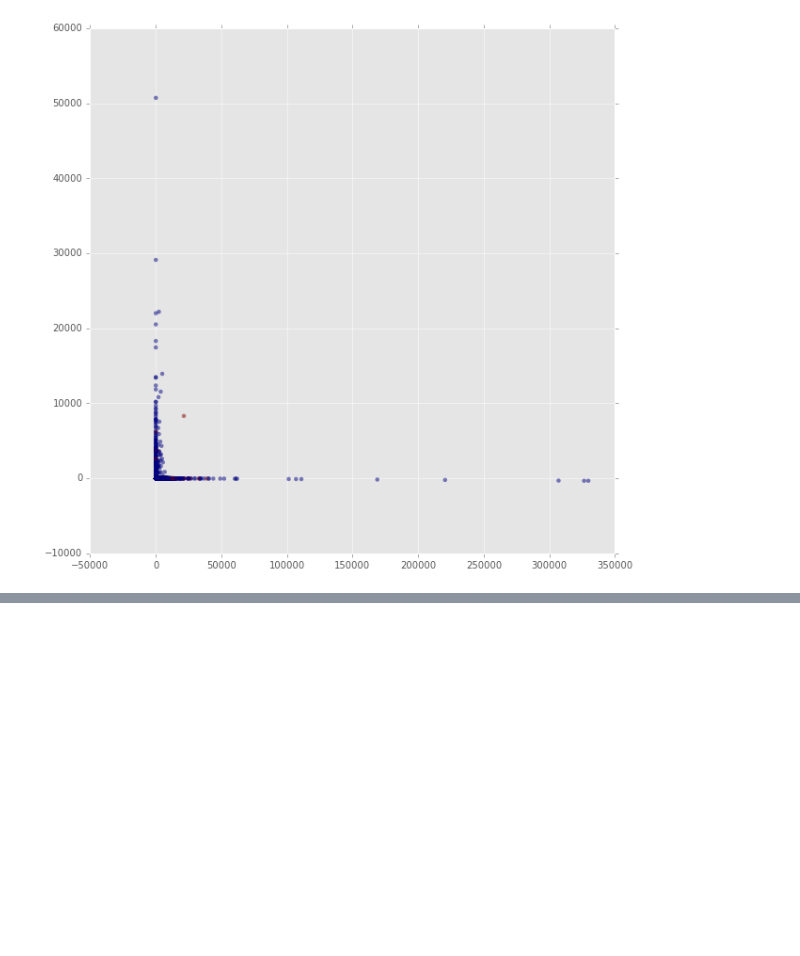
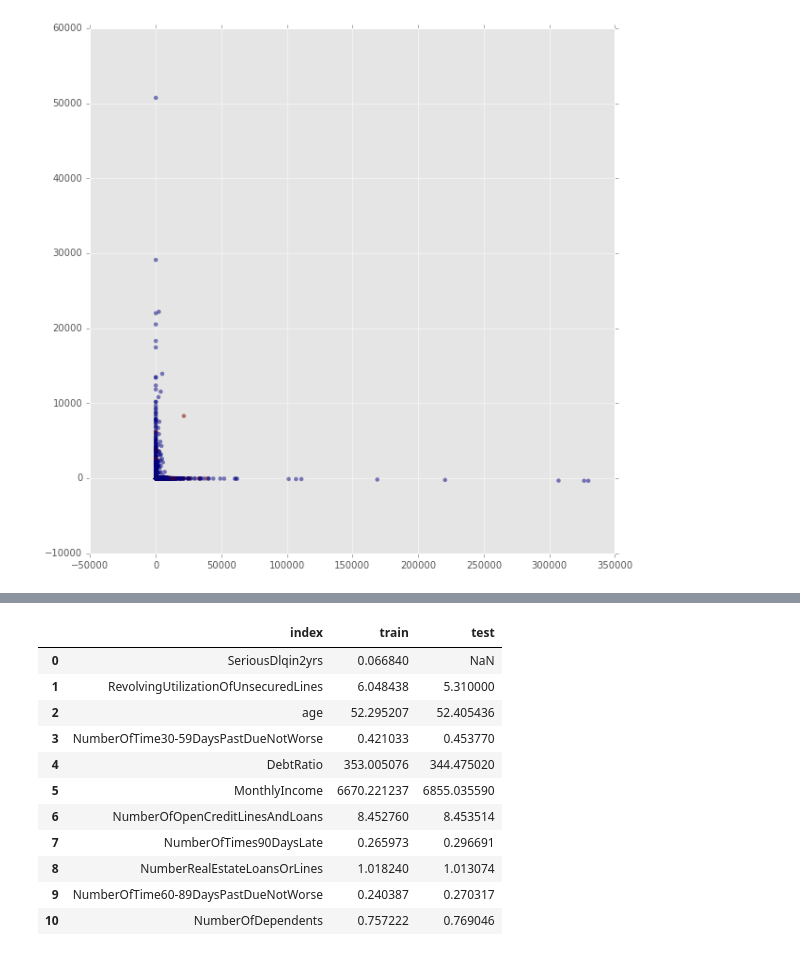
Before and after one commit to edoven/kaggle-give_me_some_credit, a Jupyter notebook: EDA/EDA.ipynb, the cells around one changed output, grey strips where cells are left out. Cells and saved outputs as stored; diff of their text form; code cells hidden in the pictures; blank space fills up the shorter version.

```diff
--- a/EDA/EDA.ipynb
+++ b/EDA/EDA.ipynb
@@ -29,5 +29,5 @@ plt.style.use('ggplot')
 # %%
-df = pd.read_csv('data/cs-training.csv')
+df = pd.read_csv('../data/cs-training.csv')
 # %%
 df.head()
 # %% [output]
@@ -179,0 +204,17 @@ plt.show()
+# %%
+pd.merge(pd.DataFrame(df.mean(axis=0)).rename(columns={0:'train'}).reset_index(),
+         pd.DataFrame(df_toPredict.mean(axis=0)).rename(columns={0:'test'}).reset_index(),
+         on='index')
+# %% [output]
+|  | index | train | test |
+| 0 | SeriousDlqin2yrs | 0.066840 | NaN |
+| 1 | RevolvingUtilizationOfUnsecuredLines | 6.048438 | 5.310000 |
+| 2 | age | 52.295207 | 52.405436 |
+| 3 | NumberOfTime30-59DaysPastDueNotWorse | 0.421033 | 0.453770 |
+| 4 | DebtRatio | 353.005076 | 344.475020 |
+| 5 | MonthlyIncome | 6670.221237 | 6855.035590 |
+| 6 | NumberOfOpenCreditLinesAndLoans | 8.452760 | 8.453514 |
+| 7 | NumberOfTimes90DaysLate | 0.265973 | 0.296691 |
+| 8 | NumberRealEstateLoansOrLines | 1.018240 | 1.013074 |
+| 9 | NumberOfTime60-89DaysPastDueNotWorse | 0.240387 | 0.270317 |
+| 10 | NumberOfDependents | 0.757222 | 0.769046 |
```
Also changed, not shown: parts of 7 cells of this notebook.
